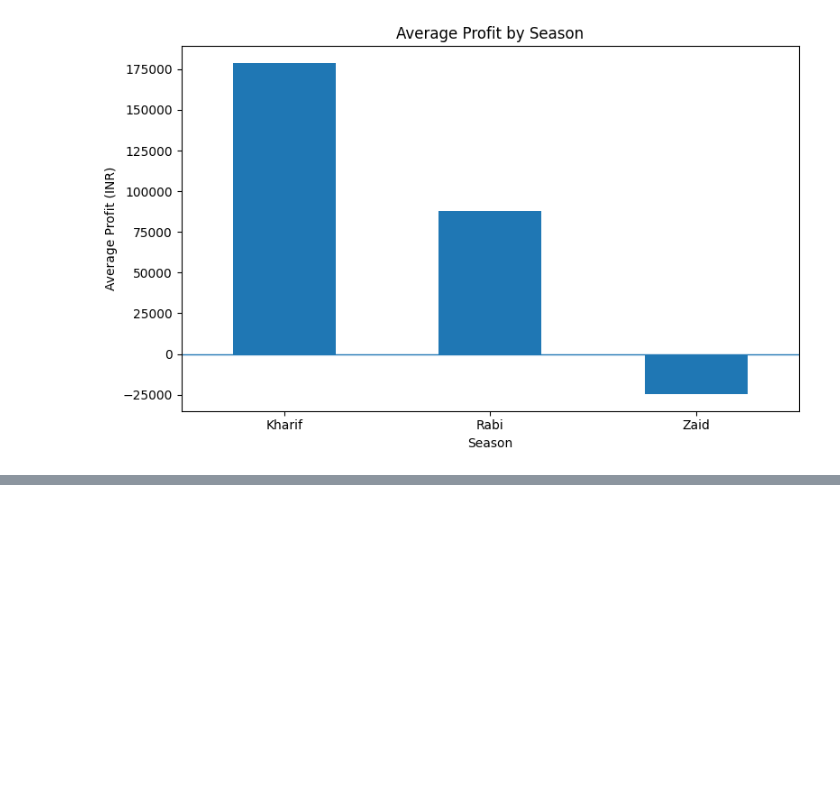
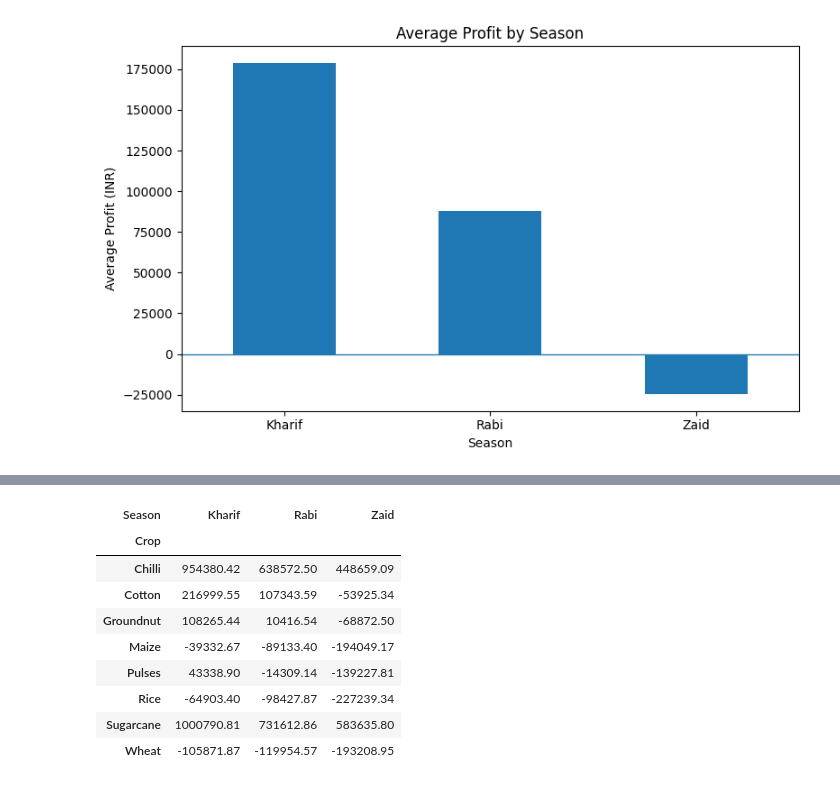
Before and after one commit to kaustubh9306-git/seasonal-agriculture-performance-analysis, a Jupyter notebook: Untitled4.ipynb, the cells around one changed output, grey strips where cells are left out. Cells and saved outputs as stored; diff of their text form; code cells hidden in the pictures; blank space fills up the shorter version.

```diff
--- a/Untitled4.ipynb
+++ b/Untitled4.ipynb
@@ -215,0 +251,22 @@ plt.show()
+# %%
+crop_season_profit= df_clean.pivot_table(
+
+      index="Crop",
+    columns="Season",
+    values="Profit_INR",
+    aggfunc="mean"
+
+).round(2)
+
+crop_season_profit
+# %% [output]
+| Season | Kharif | Rabi | Zaid |
+| Crop |  |  |  |
+| Chilli | 954380.42 | 638572.50 | 448659.09 |
+| Cotton | 216999.55 | 107343.59 | -53925.34 |
+| Groundnut | 108265.44 | 10416.54 | -68872.50 |
+| Maize | -39332.67 | -89133.40 | -194049.17 |
+| Pulses | 43338.90 | -14309.14 | -139227.81 |
+| Rice | -64903.40 | -98427.87 | -227239.34 |
+| Sugarcane | 1000790.81 | 731612.86 | 583635.80 |
+| Wheat | -105871.87 | -119954.57 | -193208.95 |
```
Also changed, not shown: parts of 3 cells of this notebook.
